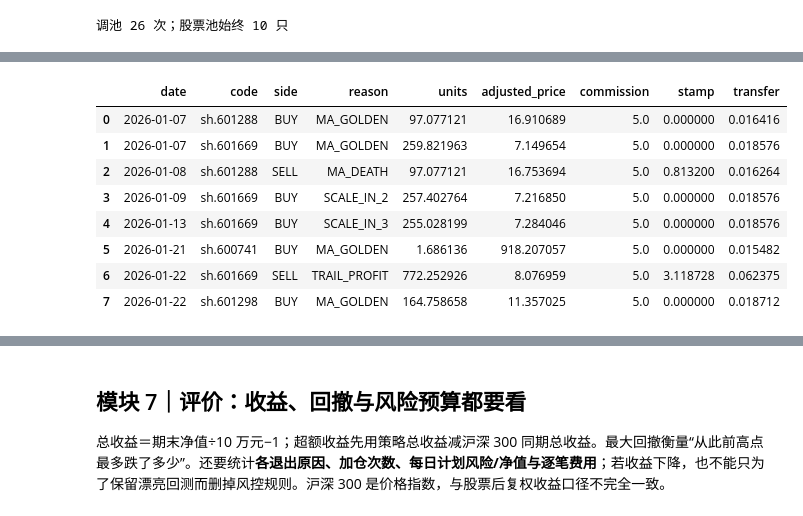
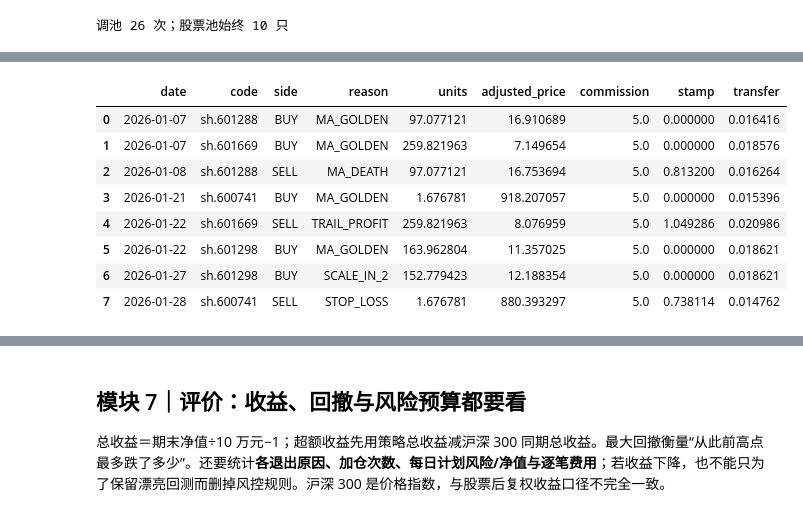
Before and after one commit to ZhengrongYue/MiniQuant, a Jupyter notebook: simple_framework.ipynb, the cells around one changed output, grey strips where cells are left out. Saved outputs shown, nothing was run; the diff lists cells and outputs as text; code cells hidden in the pictures.

```diff
--- a/simple_framework.ipynb
+++ b/simple_framework.ipynb
@@ -33,7 +33,7 @@ TRANSFER_RATE = 0.00001                        # 过户费双边：十万分之
 TOTAL_RISK, NAME_RISK, MAX_NAME_WEIGHT = 0.01, 0.002, 0.10
 RISK_BUFFER = 0.95  # 下单时只用 95% 的组合风险预算，给费用和净值波动留余量
 INITIAL_STOP, ARM_GAIN, TRAIL_BACK = 0.03, 0.08, 0.03
-ATR_MULT, TRANCHES, ADD_EVERY = 2.0, 3, 2
+ATR_MULT, TRANCHES, ADD_PROFIT_STEP = 2.0, 3, 0.02  # 两次加仓阈值：+2%、+4%
 BAR_FIELDS = 'date,code,open,high,low,close,volume,amount,tradestatus,peTTM,isST'
 REPORT_DATES = ('2025-09-30', '2025-12-31', '2026-03-31', '2026-06-30')
 EASTMONEY_API = 'https://datacenter-web.eastmoney.com/api/data/v1/get'
@@ -440,6 +442,8 @@ def run_risk_backtest(bars, benchmark, decisions, *, initial_cash=100_000.0,
     history = [dict(date=dates[0], nav=1.0, equity=cash, cost=0.0,
                     turnover=0.0, holdings=0, blocked=0, planned_risk=0.0)]
     trades = []
+    position_log = []
+    pending_adds = {}  # 本日开盘触发、下一交易日才可能执行的加仓候选
 
     for i, d in decisions.iterrows():
         signal_day, execution_day = d.signal_date, d.execution_date
@@ -483,6 +487,7 @@ def run_risk_backtest(bars, benchmark, decisions, *, initial_cash=100_000.0,
                 blocked += 1
                 continue
             p = positions.pop(code)
+            pending_adds.pop(code, None)
             price = last_open[code]
             notional = p['units'] * price
             fee, commission, stamp, transfer = transaction_fee(notional, 'SELL', stamp_rate)
@@ -524,6 +529,7 @@ def run_risk_backtest(bars, benchmark, decisions, *, initial_cash=100_000.0,
             old = positions.get(code)
             if old is None:
                 positions[code] = dict(units=units, entry=price, peak=price, armed=False,
+                                       first_buy_price=price, last_buy_price=price,
                                        risk_fraction=risk_fraction,
                                        risk_amount=this_risk,
                                        full_notional=full_notional, tranches=1,
@@ -535,6 +541,7 @@ def run_risk_backtest(bars, benchmark, decisions, *, initial_cash=100_000.0,
                 old['risk_amount'] += this_risk
                 old['tranches'] += 1
                 old['last_add'] = i
+                old['last_buy_price'] = price
             cash -= notional + fee
             fees += fee
             turnover += notional / before
@@ -559,22 +566,53 @@ def run_risk_backtest(bars, benchmark, decisions, *, initial_cash=100_000.0,
                            'MA_GOLDEN', full_notional):
                 new_codes.add(code)
 
-        # 均匀加仓：每隔 2 个信号交易日最多再买 1/3，最多 3 笔；不向亏损仓加码。
-        for code in sorted(set(positions) - new_codes - set(exits)):
-            p = positions[code]
-            if (p['tranches'] >= TRANCHES or i - p['last_add'] < ADD_EVERY
-                    or code not in d.pool or code not in signal.index):
-                continue
-            row = signal.loc[code]
-            if row.fast_ma <= row.slow_ma or row.close < p['entry']:
-                continue
-            buy_tranche(code, p['full_notional'] / TRANCHES,
-                        p['risk_fraction'], f"SCALE_IN_{p['tranches'] + 1}",
-                        p['full_notional'])
+        # 开盘价触发的是“下一交易日候选”，避免看到开盘价后仍按同一开盘价成交。
+        queued = pending_adds
+        pending_adds = {}
+        clear_day = not exits and not d.golden  # 全组合没有止损/退出或其他新买信号
+        added_today = set()
+        if clear_day:
+            for code, trigger_day in sorted(queued.items()):
+                if (code not in positions or code not in d.pool
+                        or code not in current.index or code not in signal.index
+                        or trigger_day != signal_day):
+                    continue
+                p = positions[code]
+                row = signal.loc[code]
+                if (p['tranches'] >= TRANCHES or p['armed']
+                        or row.fast_ma <= row.slow_ma or not can_trade(code)):
+                    continue
+                open_price = last_open[code]
+                milestone = ADD_PROFIT_STEP * p['tranches']
+                open_profit = open_price / p['first_buy_price'] - 1
+                if open_profit < milestone or open_price <= p['last_buy_price']:
+                    continue
+                if buy_tranche(code, p['full_notional'] / TRANCHES,
+                               p['risk_fraction'], f"SCALE_IN_{p['tranches'] + 1}",
+                               p['full_notional']):
+                    added_today.add(code)
+
+            # 在今天开盘首次达到下一里程碑，排入明天的候选队列。
+            for code in sorted(set(positions) - added_today - new_codes):
+                p = positions[code]
+                if (p['tranches'] >= TRANCHES or p['armed'] or code not in d.pool
+                        or code not in signal.index or not can_trade(code)):
+                    continue
+                if signal.loc[code, 'fast_ma'] <= signal.loc[code, 'slow_ma']:
+                    continue
+                open_price = last_open[code]
+                milestone = ADD_PROFIT_STEP * p['tranches']
+                if (open_price / p['first_buy_price'] - 1 >= milestone
+                        and open_price > p['last_buy_price']):
+                    pending_adds[code] = execution_day
 
         after = cash + sum(p['units'] * last_open[code] for code, p in positions.items())
         if cash < -1e-6 or after <= 0:
             raise ValueError(f'{execution_day.date()} 现金或净值异常')
+        for code, p in positions.items():
+            position_log.append((execution_day, code, p['units'], p['tranches'],
+                                 p['first_buy_price'], p['last_buy_price'],
+                                 last_open[code] / p['first_buy_price'] - 1))
         history.append(dict(date=execution_day, nav=after / initial_cash,
                             equity=after, cost=fees / initial_cash,
                             turnover=turnover, holdings=len(positions),
@@ -592,7 +630,10 @@ def run_risk_backtest(bars, benchmark, decisions, *, initial_cash=100_000.0,
     nav['benchmark_return'] = nav.benchmark_nav.pct_change()
     nav['drawdown'] = nav.nav / nav.nav.cummax() - 1
     nav['planned_risk_pct'] = nav.planned_risk / nav.equity
-    return nav, trades
+    holdings = pd.DataFrame(position_log, columns=[
+        'date', 'code', 'units', 'tranches', 'first_buy_price',
+        'last_buy_price', 'open_profit_from_first'])
+    return nav, trades, holdings
 
 
 print('2000 元成交示例：')
@@ -605,14 +646,21 @@ for distance in (0.03, 0.05):
         INITIAL_CASH * NAME_RISK / TRANCHES, distance)
     print(f'价格风险距离 {distance:.0%}: 目标 {full:,.0f} 元，计划每次 {full / TRANCHES:,.0f} 元')
 
-nav, trades = run_risk_backtest(
+nav, trades, holdings = run_risk_backtest(
     bars, benchmark, decisions, initial_cash=INITIAL_CASH)
 print(f'模拟成交 {len(trades)} 笔；未成交委托 {int(nav.blocked.sum())} 次')
 display(trades[['date', 'code', 'side', 'reason', 'units',
                 'adjusted_price', 'commission', 'stamp', 'transfer']].head(8))
 display(trades.groupby(['side', 'reason']).size().rename('笔数').to_frame())
+print('持仓价格记录示例：')
+display(holdings[['date', 'code', 'tranches', 'first_buy_price',
+                  'last_buy_price', 'open_profit_from_first']].head(8))
 assert nav.nav.gt(0).all()
 assert trades.empty or (trades.date > trades.signal_date).all()
+assert holdings.tranches.le(TRANCHES).all()
+add_dates = set(trades.loc[trades.reason.str.startswith('SCALE_IN'), 'date'])
+other_order_dates = set(trades.loc[trades.reason.eq('MA_GOLDEN') | trades.side.eq('SELL'), 'date'])
+assert not (add_dates & other_order_dates)  # 当日有退出或其他首笔买入时不加仓
 # %% [output]
 2000 元成交示例：
 BUY: 佣金 5.00 + 印花税 0.00 + 过户费 0.02 = 5.02 元
@@ -624,11 +672,11 @@ SELL: 佣金 5.00 + 印花税 1.00 + 过户费 0.02 = 6.02 元
 |  | date | code | side | reason | units | adjusted_price | commission | stamp | transfer |
 | 0 | 2026-01-07 | sh.601288 | BUY | MA_GOLDEN | 97.077121 | 16.910689 | 5.0 | 0.000000 | 0.016416 |
 | 1 | 2026-01-07 | sh.601669 | BUY | MA_GOLDEN | 259.821963 | 7.149654 | 5.0 | 0.000000 | 0.018576 |
 | 2 | 2026-01-08 | sh.601288 | SELL | MA_DEATH | 97.077121 | 16.753694 | 5.0 | 0.813200 | 0.016264 |
-| 3 | 2026-01-09 | sh.601669 | BUY | SCALE_IN_2 | 257.402764 | 7.216850 | 5.0 | 0.000000 | 0.018576 |
-| 4 | 2026-01-13 | sh.601669 | BUY | SCALE_IN_3 | 255.028199 | 7.284046 | 5.0 | 0.000000 | 0.018576 |
-| 5 | 2026-01-21 | sh.600741 | BUY | MA_GOLDEN | 1.686136 | 918.207057 | 5.0 | 0.000000 | 0.015482 |
-| 6 | 2026-01-22 | sh.601669 | SELL | TRAIL_PROFIT | 772.252926 | 8.076959 | 5.0 | 3.118728 | 0.062375 |
-| 7 | 2026-01-22 | sh.601298 | BUY | MA_GOLDEN | 164.758658 | 11.357025 | 5.0 | 0.000000 | 0.018712 |
+| 3 | 2026-01-21 | sh.600741 | BUY | MA_GOLDEN | 1.676781 | 918.207057 | 5.0 | 0.000000 | 0.015396 |
+| 4 | 2026-01-22 | sh.601669 | SELL | TRAIL_PROFIT | 259.821963 | 8.076959 | 5.0 | 1.049286 | 0.020986 |
+| 5 | 2026-01-22 | sh.601298 | BUY | MA_GOLDEN | 163.962804 | 11.357025 | 5.0 | 0.000000 | 0.018621 |
+| 6 | 2026-01-27 | sh.601298 | BUY | SCALE_IN_2 | 152.779423 | 12.188354 | 5.0 | 0.000000 | 0.018621 |
+| 7 | 2026-01-28 | sh.600741 | SELL | STOP_LOSS | 1.676781 | 880.393297 | 5.0 | 0.738114 | 0.014762 |
 |  |  | 笔数 |
 | side | reason |  |
```
Also changed, not shown: parts of 7 cells of this notebook, 2 other files.
